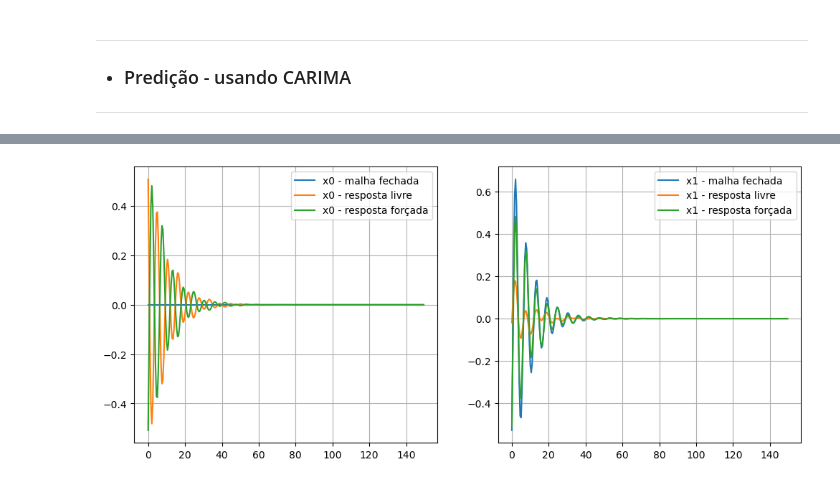
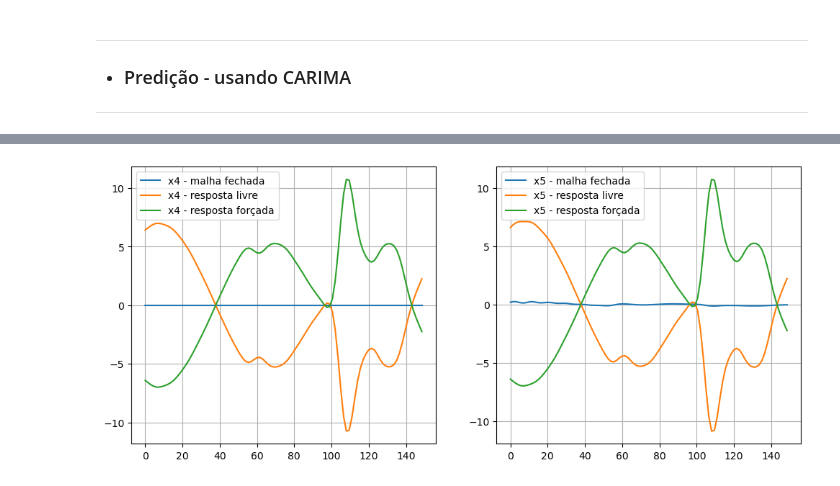
Before and after one commit to AlisonTristao/renovaveis, a Jupyter notebook: model.ipynb, the cells around one changed output, grey strips where cells are left out. Saved outputs shown, nothing was run; the diff lists cells and outputs as text; code cells hidden in the pictures.

```diff
--- a/model.ipynb
+++ b/model.ipynb
@@ -70,17 +70,24 @@ def sympy_to_tf(expr_s, s_symbol):
 * ### Constantes
 ---
 # %%
-# massas
-m0 = 5
-m1 = 1
+n_node = 6
+
+# array de massas
+coef_m = 2.5
+ATMD_m = 2.5
+m_arr = [i * coef_m if i < n_node +1 else ATMD_m for i in range(1, n_node +2)]
 
 # constantes de amortecimento
-c0 = 1
-c1 = 0.15
+coef_c = 0.3
+ATMD_c = 0.1
+c_arr = [i * coef_c if i < n_node +1 else ATMD_c for i in range(1, n_node +2)]
 
 # constantes de rigidez
-k0 = 1.0
-k1 = 1.0
+coef_k = 0.3
+ATMD_k = 1.0
+k_arr = [i * coef_k if i < n_node +1 else ATMD_k for i in range(1, n_node +2)]
 
 # modal participation factor
 beta_0 = 0.33
+
+print(c_arr)
@@ -116,7 +131,7 @@ t, s = sp.symbols('t s', positive=True, real=True)
 # M*x'' + N*x' + K*x = B*u + C*q
 # (M*s**2 + N*s + K)*X = B*U + C*Q
 # AX = BU + CQ
-A = M*s**2 + N*s + K
+A = m_matriz*s**2 + c_matriz*s + k_matriz
 
 # Função de transferência do sistema
 H_U = (A.inv() * B)
@@ -164,7 +181,7 @@ for hi in H_s_matriz:
 ---
 # %%
 # tempo de amostragem
-T = 0.5
+T = 2.0
 
 H_z_matriz = [[] for _ in range(H.rows)]
 
@@ -272,41 +291,41 @@ N_y = len(time)
 N_u = len(time)
 
 R = np.eye(N_u) * alpha
 Q = np.eye(N_u) # monovariavel - delta é fixo = 1
 
-F, G = generate_matrices(H_z_matriz[1][0], N_u, N_y)
+F, G = generate_matrices(H_z_matriz[n_node-1][0], N_u, N_y)
 
 # solution of quadratic problem
 K = np.linalg.inv(G.T @ G + R) @ G.T
 
-# solucao do sistema
-x0_free = y_pred[1][0][0]
+# solucao do sistema (free para a massa da nacele)
+x0_free = y_pred[n_node-2][1][0]
 u_opt = -K @ x0_free
 
 # calcula a resposta forçada
 x0_forced = G @ u_opt
 
 # resposta total
 x0 = x0_free + x0_forced
 
-x1_free = y_pred[0][0][0]
+x1_free = y_pred[n_node-1][1][0]
 x1_forced = G @ u_opt
 x1 = x1_free + x1_forced
 
 # plot
 fig, ax = plt.subplots(1, 2, figsize=(12, 5))
 
-ax[0].plot(time, x0, label='x0 - malha fechada')
-ax[0].plot(time, x0_free, label='x0 - resposta livre')
-ax[0].plot(time, x0_forced, label='x0 - resposta forçada')
+ax[0].plot(time, x0, label='x{} - malha fechada'.format(n_node-2))
+ax[0].plot(time, x0_free, label='x{} - resposta livre'.format(n_node-2))
+ax[0].plot(time, x0_forced, label='x{} - resposta forçada'.format(n_node-2))
 
-ax[1].plot(time, x1, label='x1 - malha fechada')
-ax[1].plot(time, x1_free, label='x1 - resposta livre')
-ax[1].plot(time, x1_forced, label='x1 - resposta forçada')
+ax[1].plot(time, x1, label='x{} - malha fechada'.format(n_node-1))
+ax[1].plot(time, x1_free, label='x{} - resposta livre'.format(n_node-1))
+ax[1].plot(time, x1_forced, label='x{} - resposta forçada'.format(n_node-1))
 
 for a in ax:
     a.grid()
     a.legend()
 plt.show()
 # %% [output]
-[figure, old version]
+[figure, new version]
```
Also changed, not shown: parts of 7 cells of this notebook.
